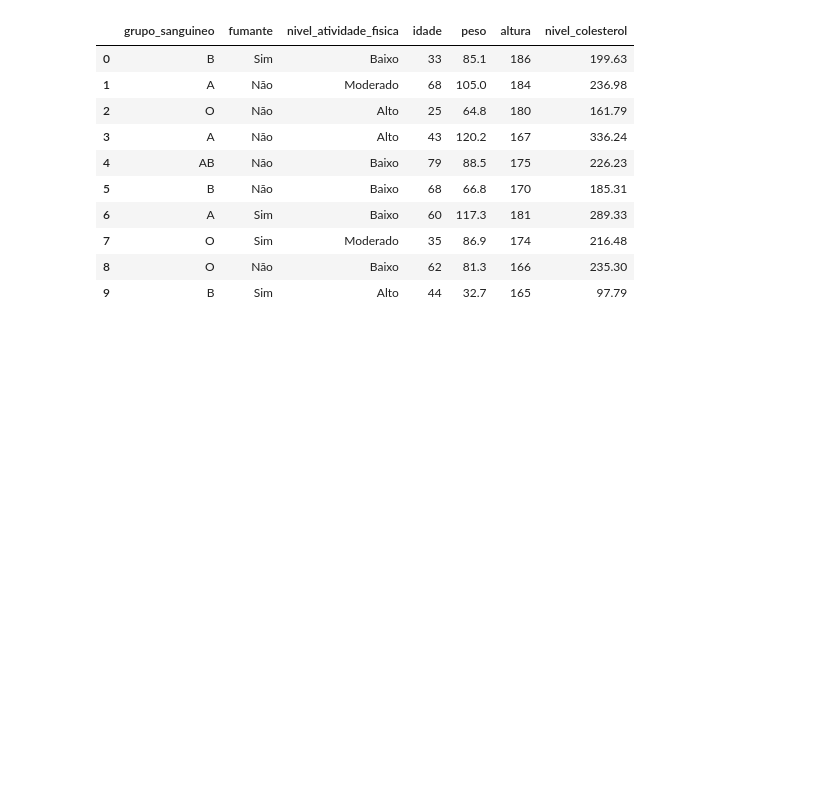
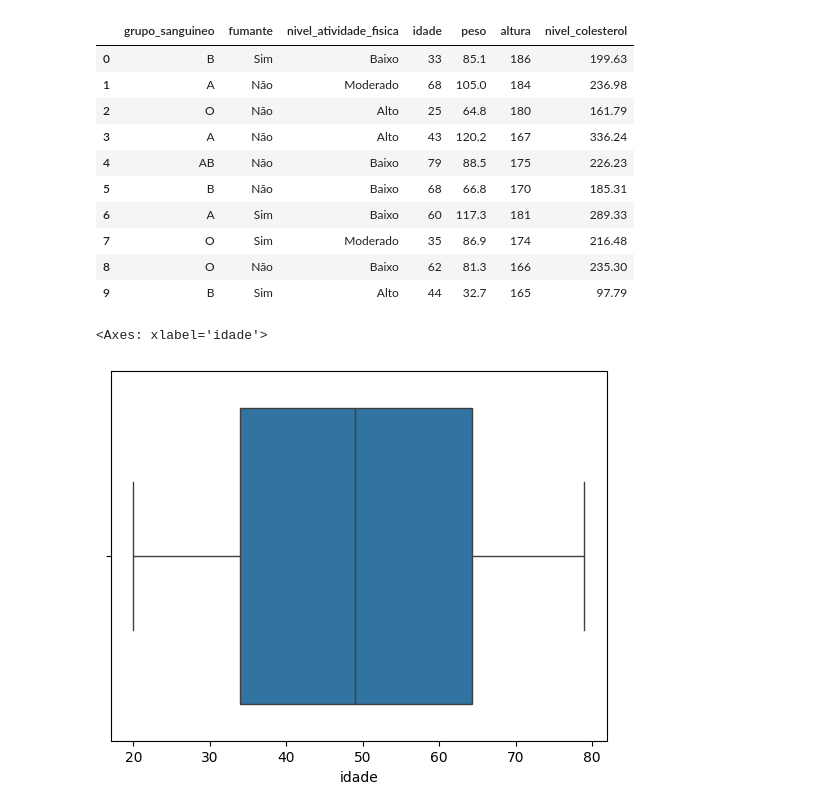
Before and after one commit to marciocamello/ml-multiple-linear-regression, a Jupyter notebook: modelo_colesterol.ipynb, the cells around one changed output. Drawn from its saved outputs; the diff is of its cells as text; code cells hidden in the pictures; blank space fills up the shorter version.

Commit message:
Machine learning - Multiple Linear Regression Outliers adjustments

```diff
--- a/modelo_colesterol.ipynb
+++ b/modelo_colesterol.ipynb
@@ -148,3 +148,9 @@ df_colesterol_eda.head(10)
 | 7 | O | Sim | Moderado | 35 | 86.9 | 174 | 216.48 |
 | 8 | O | Não | Baixo | 62 | 81.3 | 166 | 235.30 |
 | 9 | B | Sim | Alto | 44 | 32.7 | 165 | 97.79 |
+# %%
+# Verificar / Detectar outliers
+sns.boxplot(data=df_colesterol_eda, x='idade')
+# %% [output]
+<Axes: xlabel='idade'>
+[figure, added]
```
Also changed, not shown: parts of 6 cells of this notebook.
